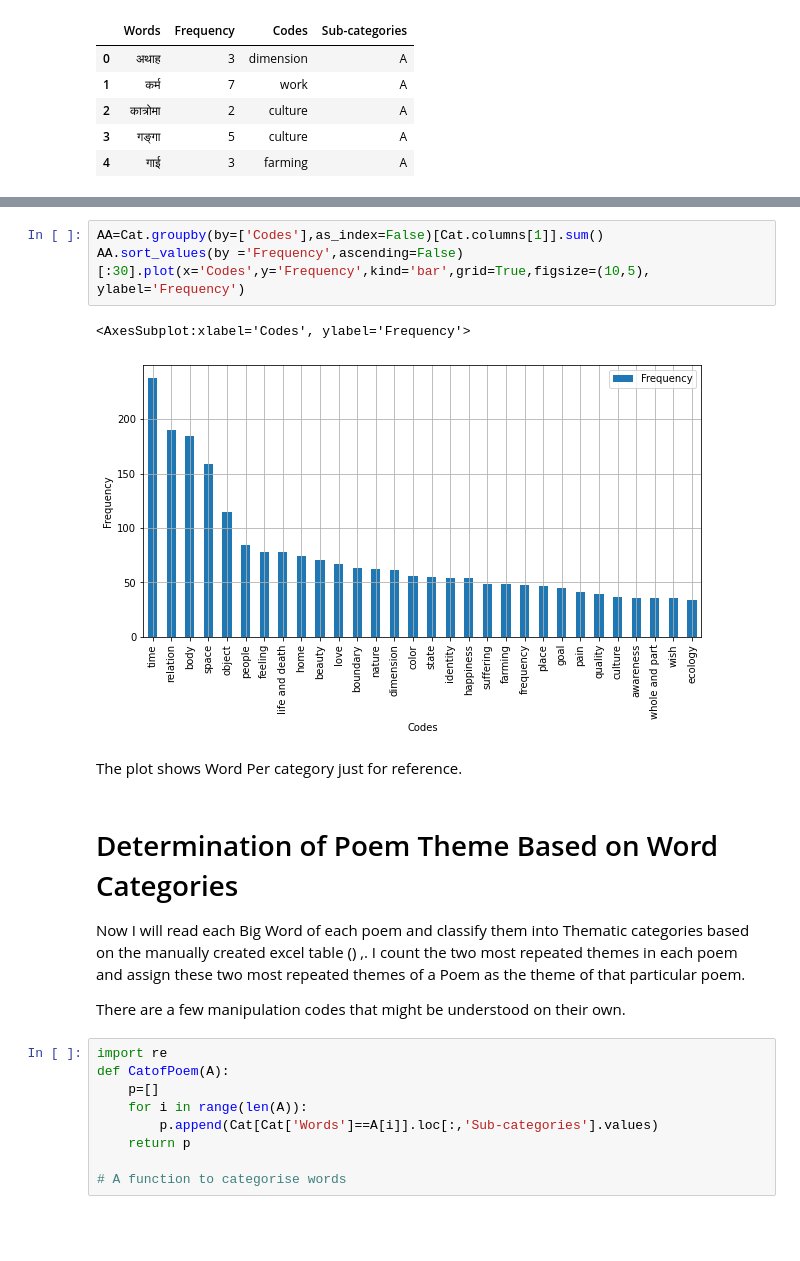
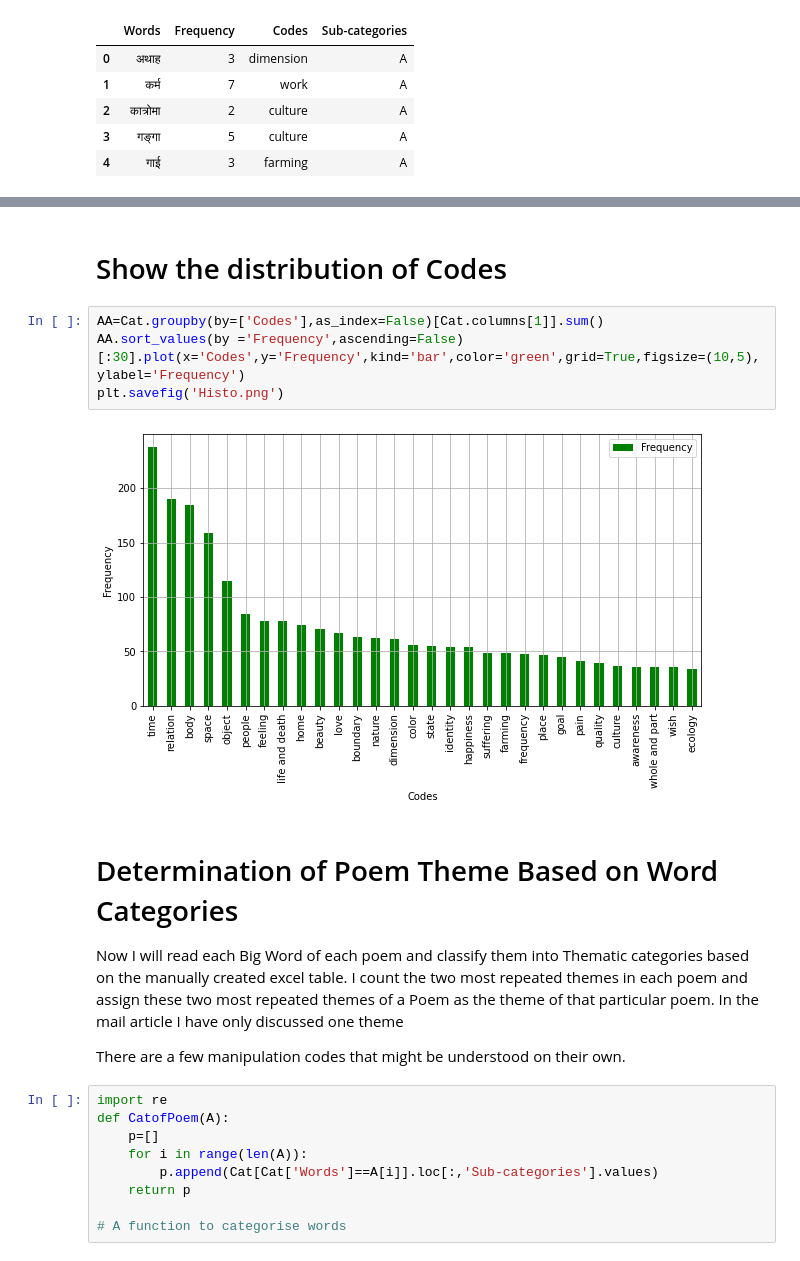
Before and after one commit to khem1123/Nepali_NPL, a Jupyter notebook: BookF.ipynb, the cells around one changed output, grey strips where cells are left out. Saved outputs shown, nothing was run; the diff lists cells and outputs as text; blank space fills up the shorter version.

```diff
--- a/BookF.ipynb
+++ b/BookF.ipynb
@@ -570,15 +565,15 @@ Cat.groupby(by=['Sub-categories'],as_index=False)[Cat.columns[0]].nunique().plot
+# %% [markdown]
+# Show the distribution of Codes
 # %%
 AA=Cat.groupby(by=['Codes'],as_index=False)[Cat.columns[1]].sum()
-AA.sort_values(by ='Frequency',ascending=False)[:30].plot(x='Codes',y='Frequency',kind='bar',grid=True,figsize=(10,5), ylabel='Frequency')
+AA.sort_values(by ='Frequency',ascending=False)[:30].plot(x='Codes',y='Frequency',kind='bar',color='green',grid=True,figsize=(10,5), ylabel='Frequency')
+plt.savefig('Histo.png')
 # %% [output]
-<AxesSubplot:xlabel='Codes', ylabel='Frequency'>
-[figure, old version]
+[figure, new version]
-# %% [markdown]
-The plot shows Word Per category just for reference.
 # %% [markdown]
 # Determination of Poem Theme Based on Word Categories
-Now I will read each Big Word of each poem and classify them into Thematic categories based on the manually created excel table () ,.
-I count the two most repeated themes in each poem and assign these two most repeated themes of a Poem as the theme of that particular poem.
+Now I will read each Big Word of each poem and classify them into Thematic categories based on the manually created excel table.
+I count the two most repeated themes in each poem and assign these two most repeated themes of a Poem as the theme of that particular poem. In the mail article I have only discussed one theme
 
 There are a few manipulation codes that might be understood on their own.
 # %%
```
Also changed, not shown: parts of 38 cells of this notebook, 3 other files.
